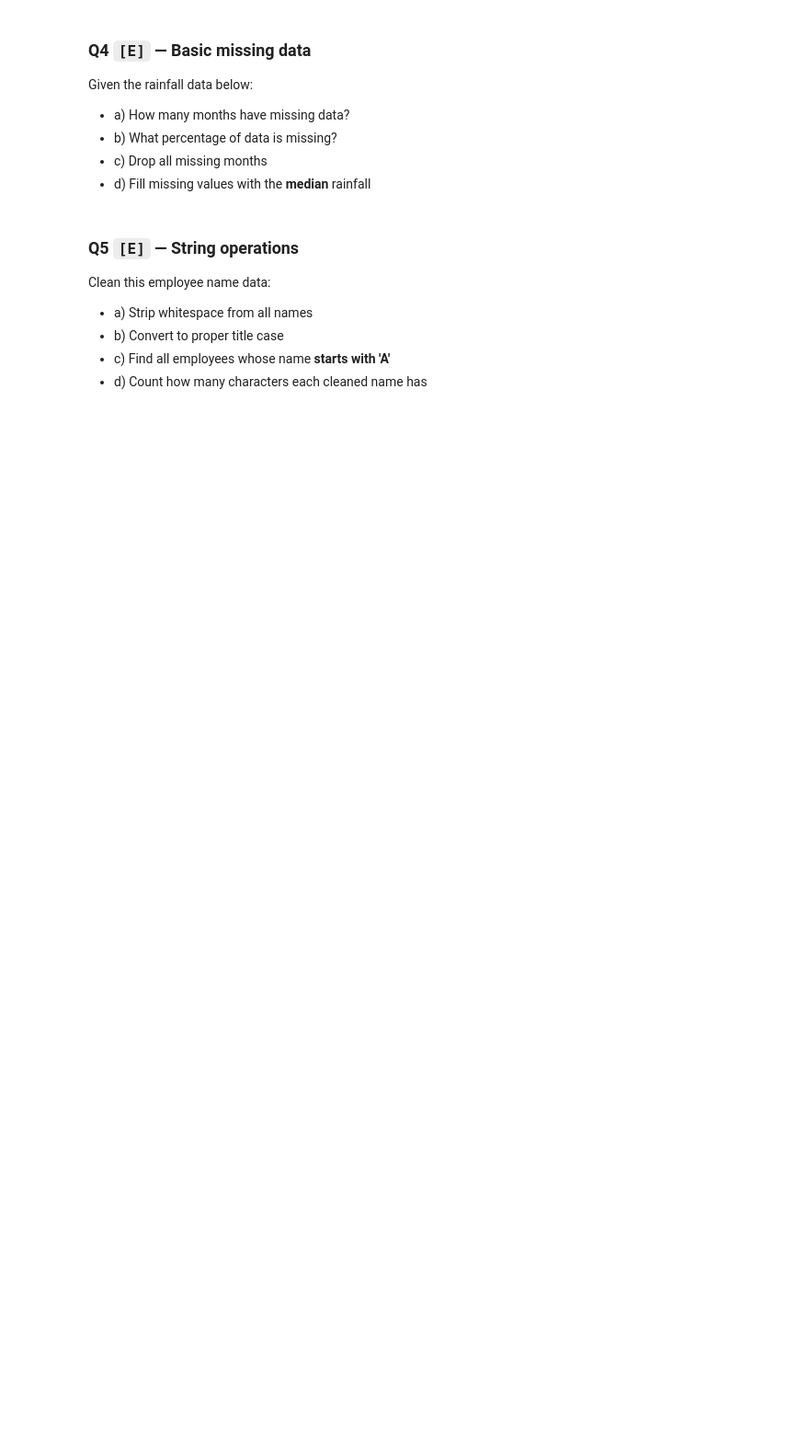
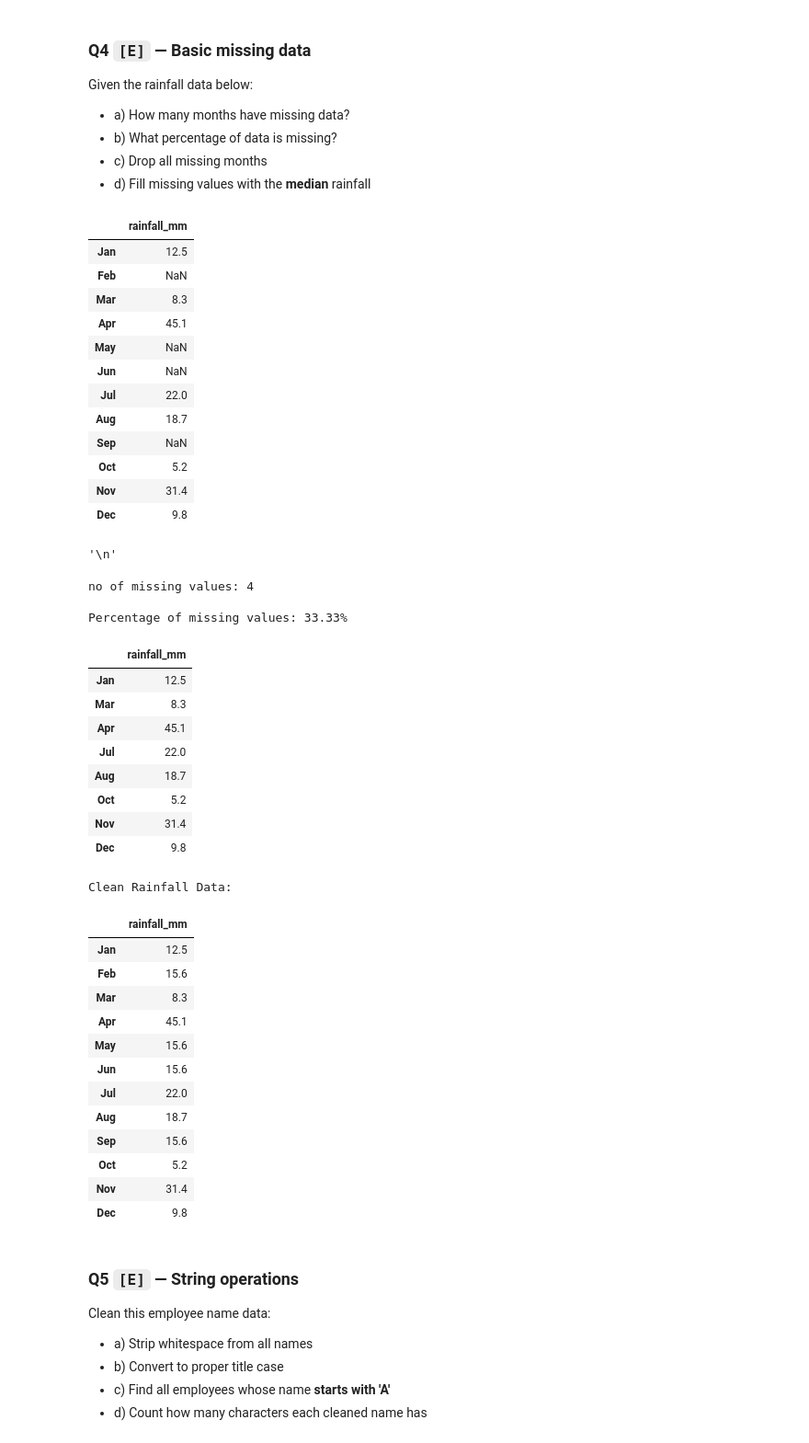
Before and after one commit to abhishekkatewaofficial-lab/Machine-Learning, a Jupyter notebook: Notes/Pandas/2. Intermediate/01_pandas_foundations_and_series.ipynb, the cells around one changed output. Shown at 92% size. Drawn from its saved outputs; the diff is of its cells as text; code cells hidden in the pictures; blank space fills up the shorter version.

```diff
--- a/Notes/Pandas/2. Intermediate/01_pandas_foundations_and_series.ipynb
+++ b/Notes/Pandas/2. Intermediate/01_pandas_foundations_and_series.ipynb
@@ -1089,17 +1734,70 @@ Given the rainfall data below:
 # %%
 rainfall_mm = pd.Series(
     [12.5, None, 8.3, 45.1, None, None, 22.0, 18.7, None, 5.2, 31.4, 9.8],
     index=["Jan","Feb","Mar","Apr","May","Jun","Jul","Aug","Sep","Oct","Nov","Dec"],
     name="rainfall_mm"
 )
 
+display(rainfall_mm.to_frame(),"\n")
+
 # Q4a — Count missing
+
+print(f"no of missing values:",rainfall_mm[rainfall_mm.isna()].size,"\n")
 
 # Q4b — Percentage missing
 
+missing_percentage = (rainfall_mm.isna().sum() / rainfall_mm.size) * 100
+print(f"Percentage of missing values: {missing_percentage:.2f}%")
+
 # Q4c — Drop missing
 
+display(rainfall_mm.dropna().to_frame())
+
 # Q4d — Fill with median
+
+print("\nClean Rainfall Data:")
+display(rainfall_mm.fillna(rainfall_mm.median()).to_frame())
+# %% [output]
+|  | rainfall_mm |
+| Jan | 12.5 |
+| Feb | NaN |
+| Mar | 8.3 |
+| Apr | 45.1 |
+| May | NaN |
+| Jun | NaN |
+| Jul | 22.0 |
+| Aug | 18.7 |
+| Sep | NaN |
+| Oct | 5.2 |
+| Nov | 31.4 |
+| Dec | 9.8 |
+'\n'
+no of missing values: 4
+
+Percentage of missing values: 33.33%
+|  | rainfall_mm |
+| Jan | 12.5 |
+| Mar | 8.3 |
+| Apr | 45.1 |
+| Jul | 22.0 |
+| Aug | 18.7 |
+| Oct | 5.2 |
+| Nov | 31.4 |
+| Dec | 9.8 |
+Clean Rainfall Data:
+|  | rainfall_mm |
+| Jan | 12.5 |
+| Feb | 15.6 |
+| Mar | 8.3 |
+| Apr | 45.1 |
+| May | 15.6 |
+| Jun | 15.6 |
+| Jul | 22.0 |
+| Aug | 18.7 |
+| Sep | 15.6 |
+| Oct | 5.2 |
+| Nov | 31.4 |
+| Dec | 9.8 |
 # %% [markdown]
 ### Q5 `[E]` — String operations
 
```
Also changed, not shown: parts of 67 cells of this notebook, 1 other file.
